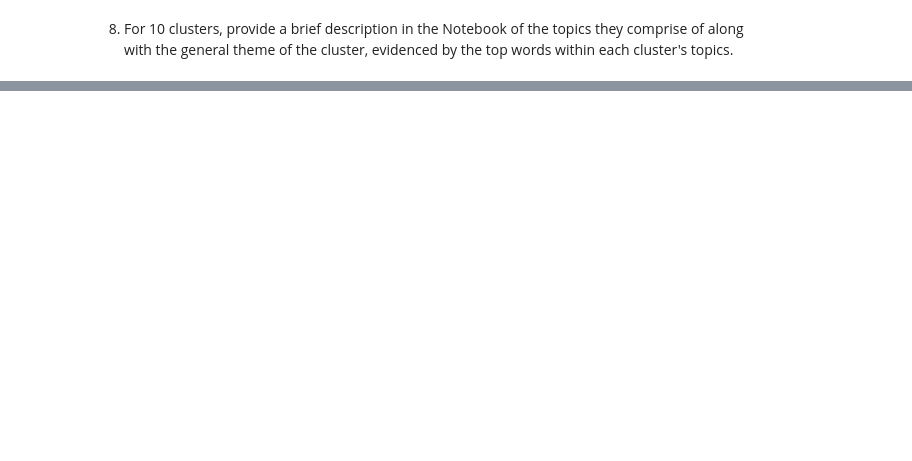
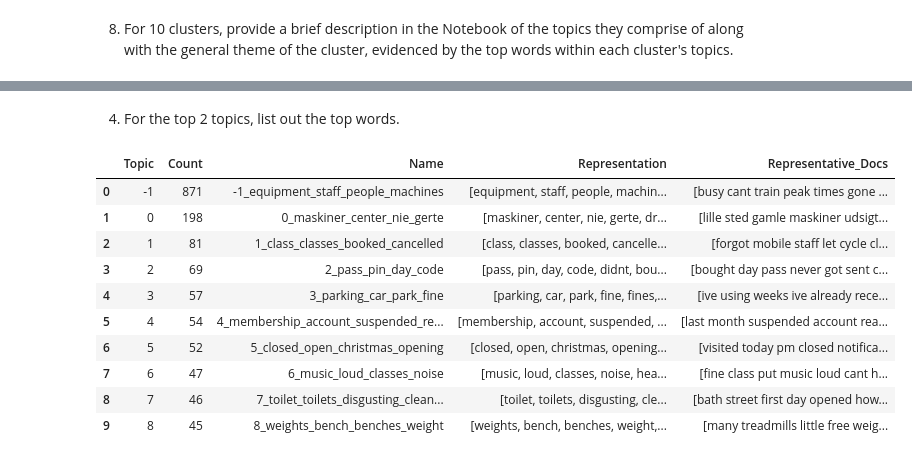
Before and after one commit to dyarparvar/NLP-and-Topic-Modelling-of-Customer-Reviews, a Jupyter notebook: Yarparvar_Darya_CAM_DS_C301_Topic_project_4_1.ipynb, the cells around one changed output, grey strips where cells are left out. Cells and saved outputs as stored; diff of their text form; code cells hidden in the pictures; blank space fills up the shorter version.

```diff
--- a/Yarparvar_Darya_CAM_DS_C301_Topic_project_4_1.ipynb
+++ b/Yarparvar_Darya_CAM_DS_C301_Topic_project_4_1.ipynb
@@ -2079,0 +2104,16 @@ bertopic_model.visualize_approximate_distribution(
+# %% [markdown]
+4. For the top 2 topics, list out the top words.
+# %%
+bertopic_model.get_topic_info().head(10)
+# %% [output]
+|  | Topic | Count | Name | Representation | Representative_Docs |
+| 0 | -1 | 871 | -1_equipment_staff_people_machines | [equipment, staff, people, machin... | [busy cant train peak times gone ... |
+| 1 | 0 | 198 | 0_maskiner_center_nie_gerte | [maskiner, center, nie, gerte, dr... | [lille sted gamle maskiner udsigt... |
+| 2 | 1 | 81 | 1_class_classes_booked_cancelled | [class, classes, booked, cancelle... | [forgot mobile staff let cycle cl... |
+| 3 | 2 | 69 | 2_pass_pin_day_code | [pass, pin, day, code, didnt, bou... | [bought day pass never got sent c... |
+| 4 | 3 | 57 | 3_parking_car_park_fine | [parking, car, park, fine, fines,... | [ive using weeks ive already rece... |
+| 5 | 4 | 54 | 4_membership_account_suspended_re... | [membership, account, suspended, ... | [last month suspended account rea... |
+| 6 | 5 | 52 | 5_closed_open_christmas_opening | [closed, open, christmas, opening... | [visited today pm closed notifica... |
+| 7 | 6 | 47 | 6_music_loud_classes_noise | [music, loud, classes, noise, hea... | [fine class put music loud cant h... |
+| 8 | 7 | 46 | 7_toilet_toilets_disgusting_clean... | [toilet, toilets, disgusting, cle... | [bath street first day opened how... |
+| 9 | 8 | 45 | 8_weights_bench_benches_weight | [weights, bench, benches, weight,... | [many treadmills little free weig... |
```
Also changed, not shown: parts of 121 cells of this notebook.
